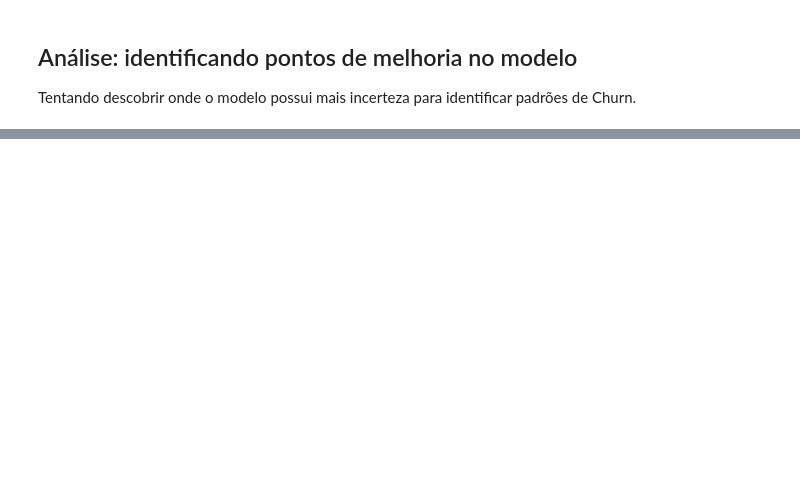
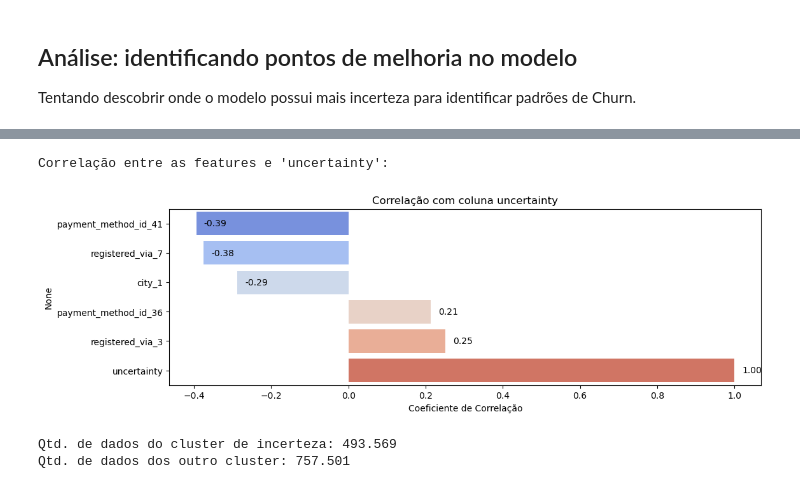
Before and after one commit to CaioAFA/2025-case-data-master-caio-arrabal, a Jupyter notebook: notebooks/06_3-Churn-Error-Customer-Features.ipynb, the cells around one changed output, grey strips where cells are left out. Cells and saved outputs as stored; diff of their text form; code cells hidden in the pictures; blank space fills up the shorter version.

```diff
--- a/notebooks/06_3-Churn-Error-Customer-Features.ipynb
+++ b/notebooks/06_3-Churn-Error-Customer-Features.ipynb
@@ -178,34 +146,47 @@ plt.show()
 # %%
+# Filter only valid features to plot graphics
+features_to_analyze_filtered = [
+    f for f in features_to_analyze if df_uncertain[f].var() != 0 and df_rest[f].var() != 0
+]
+
 desc_uncertain = df_uncertain[features_to_analyze].describe()
 desc_rest = df_rest[features_to_analyze].describe()
 
-print("Estatísticas para o cluster com alta incerteza:")
-print(desc_uncertain)
-print("\nEstatísticas para os demais clusters:")
-print(desc_rest)
-
-corr_features = features_to_analyze + ['uncertainty']
+corr_features = features_to_analyze_filtered + ['uncertainty']
 corr_matrix = df[corr_features].corr()['uncertainty']
 
 print("\nCorrelação entre as features e 'uncertainty':")
-print(corr_matrix)
 
-plt.figure(figsize=(8, 40))
+corr_matrix = corr_matrix.loc[(abs(corr_matrix) >= 0.2)]
 
-# sns.barplot(x=corr_matrix.values, y=corr_matrix.index, palette='coolwarm')
-# plt.title("Correlation with Column1")
-# plt.xlabel("Correlation Coefficient")
-# plt.ylabel("Columns")
-# plt.show()
+sorted_corr_matrix = corr_matrix.sort_values()
 
-ax = sns.barplot(x=corr_matrix.values, y=corr_matrix.index, palette='coolwarm')
+plt.figure(figsize=(12, 0.6 * len(sorted_corr_matrix)))
+
+ax = sns.barplot(
+    x=sorted_corr_matrix.values,
+    y=sorted_corr_matrix.index,
+    hue=sorted_corr_matrix.index,
+    legend=False,
+    palette='coolwarm'
+)
 
 # Add the correlation values next to the bars
-for i, value in enumerate(corr_matrix.values):
+for i, value in enumerate(sorted_corr_matrix.values):
     ax.text(value + 0.02, i, f"{value:.2f}", color='black', va='center')  # Adjust text position slightly
 
 # Final touches to the plot
-plt.title("Correlation with Column1")
-plt.xlabel("Correlation Coefficient")
-plt.ylabel("Columns")
+plt.title("Correlação com coluna uncertainty")
+plt.xlabel("Coeficiente de Correlação")
 plt.show()
+# %% [output]
+Correlação entre as features e 'uncertainty':
+[figure, added]
+# %%
+print(
+    f'Qtd. de dados do cluster de incerteza: {NUMBER_UTILS.format_integer_number(len(df_uncertain))}\n'
+    f'Qtd. de dados dos outro cluster: {NUMBER_UTILS.format_integer_number(len(df_rest))}'
+)
+# %% [output]
+Qtd. de dados do cluster de incerteza: 493.569
+Qtd. de dados dos outro cluster: 757.501
```
Also changed, not shown: parts of 9 cells of this notebook, 3 other files.
